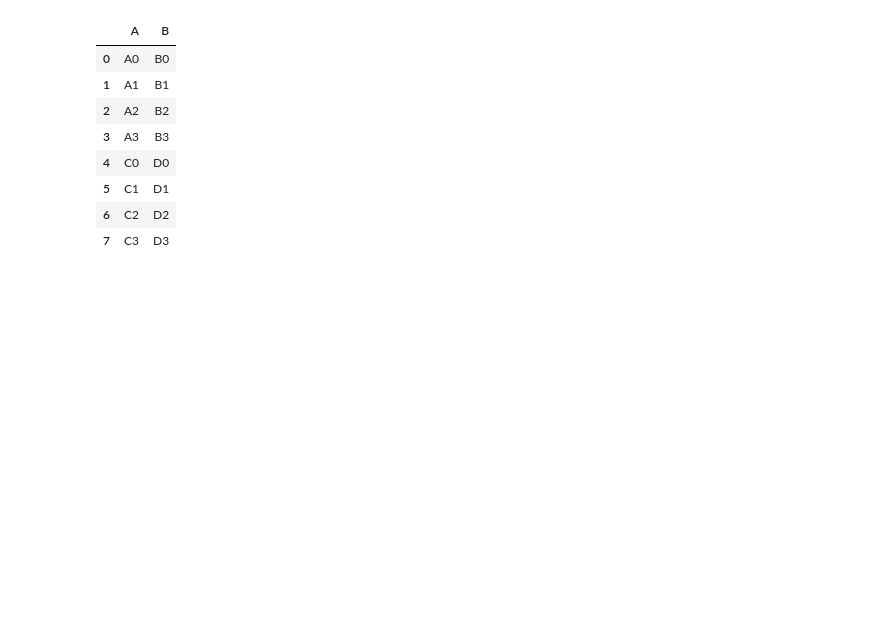
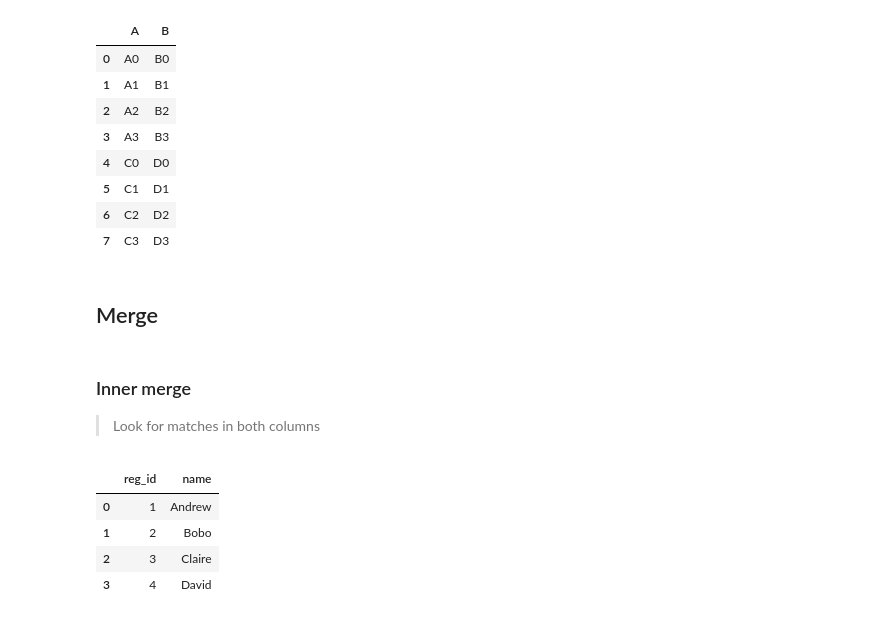
Before and after one commit to eslamwe/Pandas, a Jupyter notebook: pandas.ipynb, the cells around one changed output. Cells and saved outputs as stored; diff of their text form; code cells hidden in the pictures; blank space fills up the shorter version.

Commit message:
Inner Merge

```diff
--- a/pandas.ipynb
+++ b/pandas.ipynb
@@ -1555,3 +1580,20 @@ newDF
 | 5 | C1 | D1 |
 | 6 | C2 | D2 |
 | 7 | C3 | D3 |
+# %% [markdown]
+## Merge
+# %% [markdown]
+### Inner merge
+>Look for matches in both columns
+# %%
+registrations = pd.DataFrame({'reg_id':[1,2,3,4],'name':['Andrew','Bobo','Claire','David']})
+logins = pd.DataFrame({'log_id':[1,2,3,4],'name':['Xavier','Andrew','Yolanda','Bobo']})
+# %%
+registrations
+#Ignore 0,1,2 and 3 indices
+# %% [output]
+|  | reg_id | name |
+| 0 | 1 | Andrew |
+| 1 | 2 | Bobo |
+| 2 | 3 | Claire |
+| 3 | 4 | David |
```
Also changed, not shown: parts of 12 cells of this notebook.
